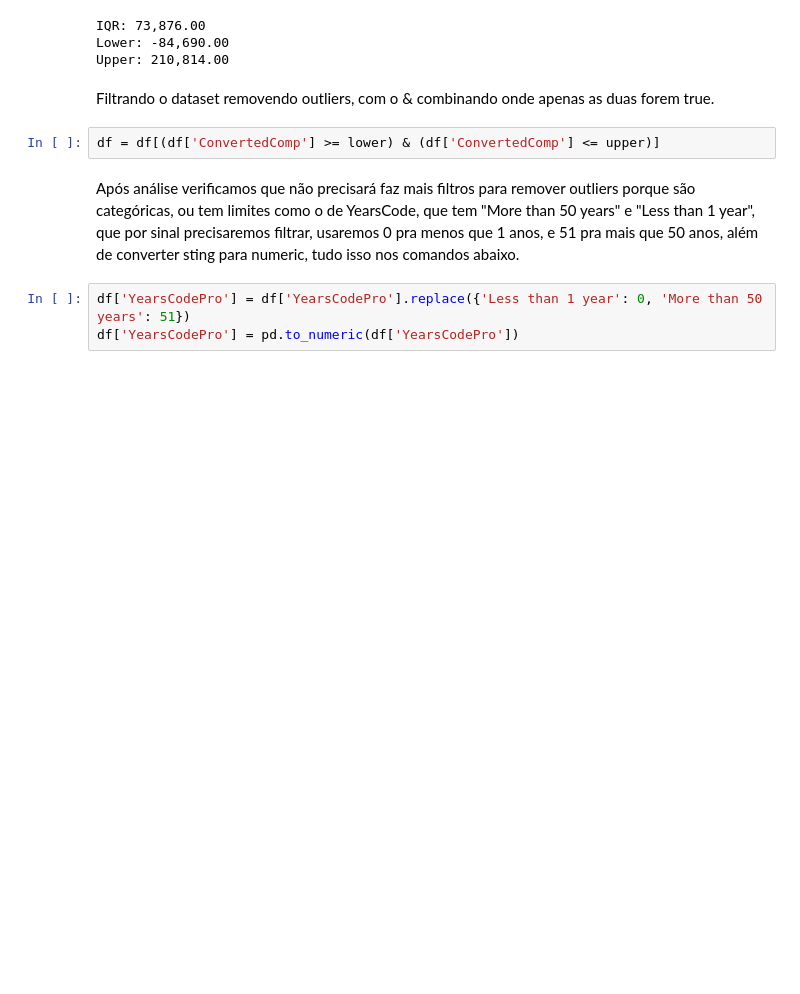
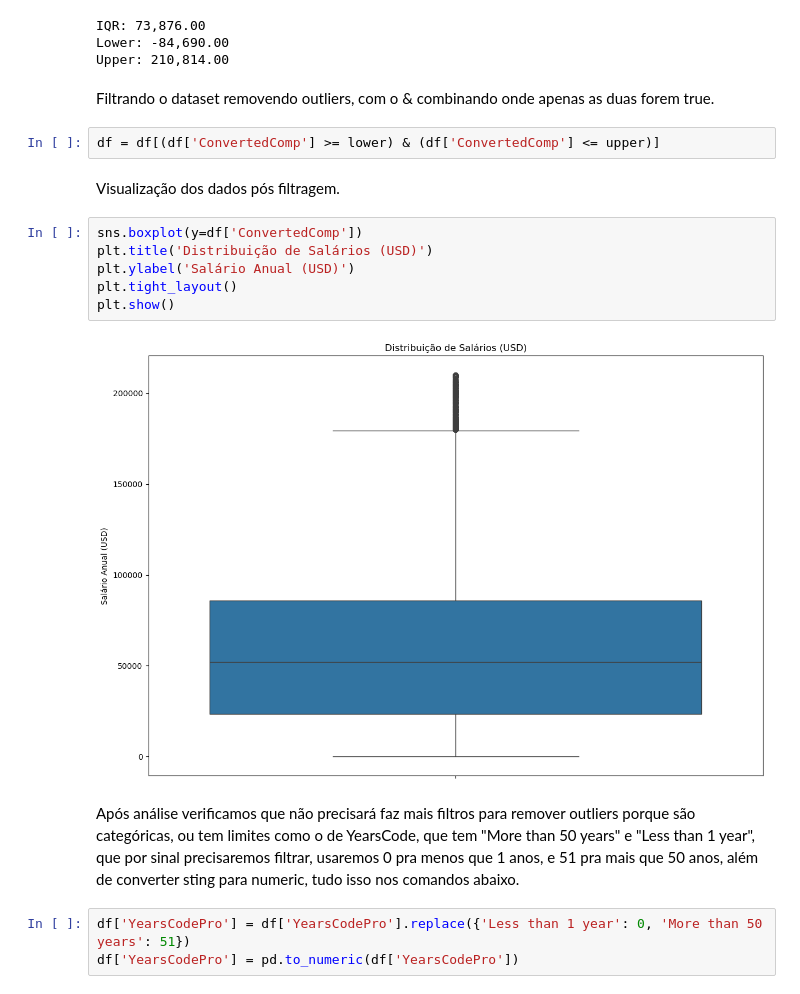
Before and after one commit to medeiroscaio/ml-estudos, a Jupyter notebook: projeto-survey-2019/projetosurvey.ipynb, the cells around one changed output. Drawn from its saved outputs; the diff is of its cells as text; blank space fills up the shorter version.

```diff
--- a/projeto-survey-2019/projetosurvey.ipynb
+++ b/projeto-survey-2019/projetosurvey.ipynb
@@ -169,6 +169,16 @@ Upper: 210,814.00
 Filtrando o dataset removendo outliers, com o & combinando onde apenas as duas forem true.
 # %%
 df = df[(df['ConvertedComp'] >= lower) & (df['ConvertedComp'] <= upper)]
+# %% [markdown]
+Visualização dos dados pós filtragem.
+# %%
+sns.boxplot(y=df['ConvertedComp'])
+plt.title('Distribuição de Salários (USD)')
+plt.ylabel('Salário Anual (USD)')
+plt.tight_layout()
+plt.show()
+# %% [output]
+[figure, added]
 # %% [markdown]
 Após análise verificamos que não precisará faz mais filtros para remover outliers porque são categóricas, ou tem limites como o de YearsCode, que tem "More than 50 years" e "Less than 1 year", que por sinal precisaremos filtrar, usaremos 0 pra menos que 1 anos, e 51 pra mais que 50 anos, além de converter sting para numeric, tudo isso nos comandos abaixo.
 # %%
```
Also changed, not shown: parts of 6 cells of this notebook.
